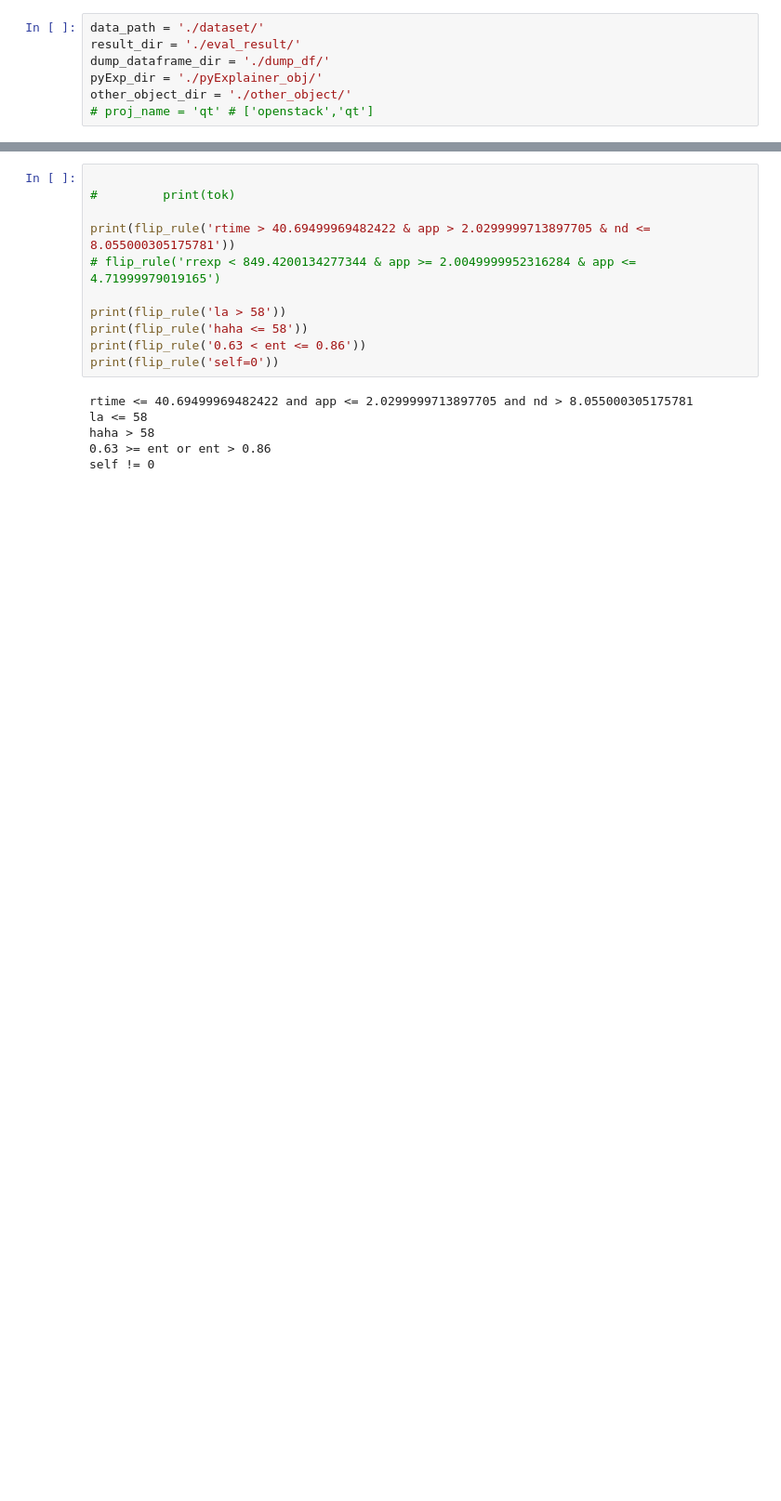
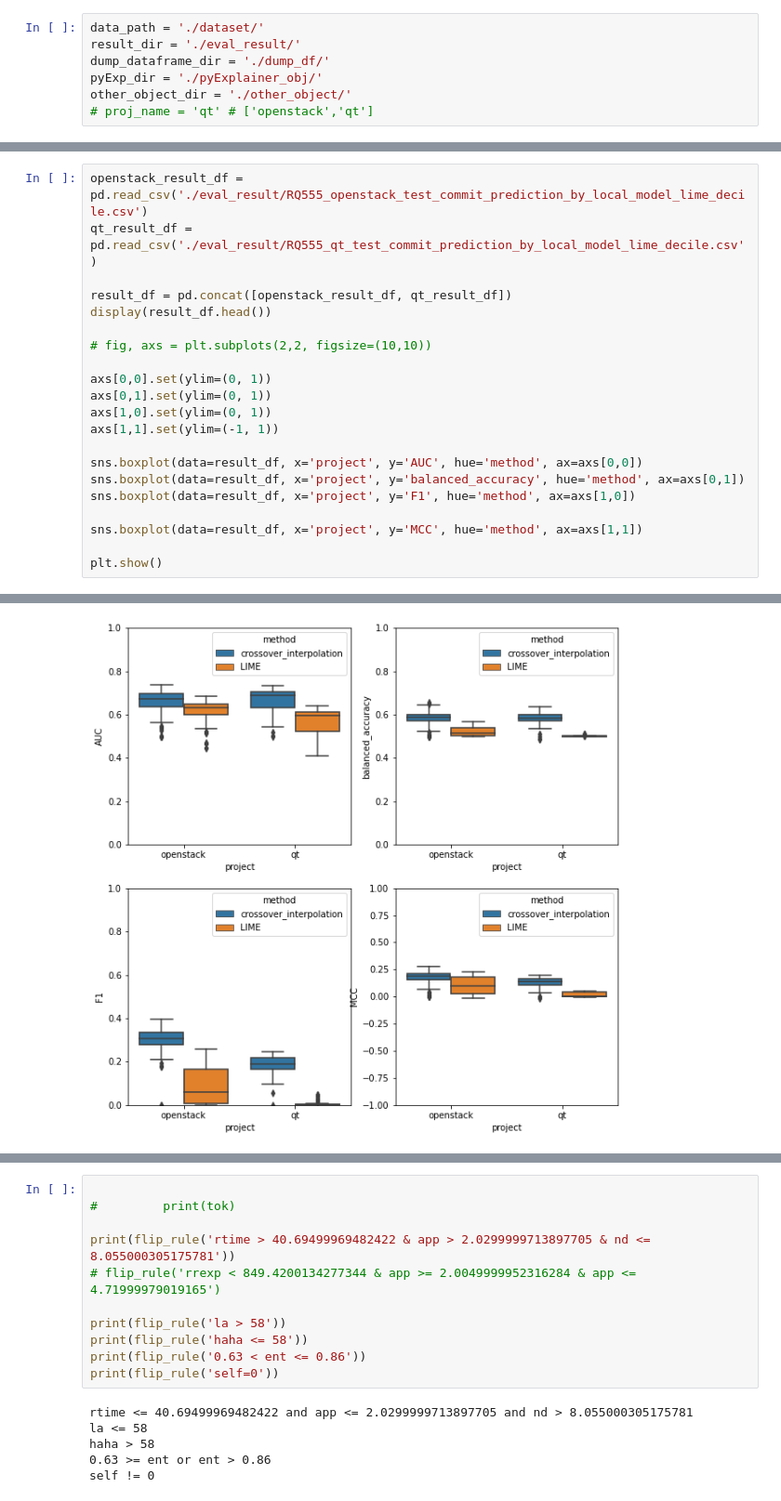
Before and after one commit to awsm-research/PyExplainer, a Jupyter notebook: experiment/evaluation_clean_code.ipynb, the cells around one changed output, grey strips where cells are left out. Shown at 93% size. Cells and saved outputs as stored; diff of their text form; blank space fills up the shorter version.

```diff
--- a/experiment/evaluation_clean_code.ipynb
+++ b/experiment/evaluation_clean_code.ipynb
@@ -549,3 +861,25 @@ qt result
 | method |  |  |  |  |  |  |  |  |  |  | ... |
 | LIME | 79.0 | 0.546394 | 0.026677 | 0.5 | 0.530102 | 0.549680 | 0.560867 | 0.633993 | 79.0 | 0.727975 | ... |
 | crossover_interpolation | 79.0 | 0.963060 | 0.058198 | 0.5 | 0.950907 | 0.957155 | 0.994771 | 1.000000 | 79.0 | 0.987565 | ... |
+# %%
+openstack_result_df = pd.read_csv('./eval_result/RQ555_openstack_test_commit_prediction_by_local_model_lime_decile.csv')
+qt_result_df = pd.read_csv('./eval_result/RQ555_qt_test_commit_prediction_by_local_model_lime_decile.csv')
+
+result_df = pd.concat([openstack_result_df, qt_result_df])
+display(result_df.head())
+
+# fig, axs = plt.subplots(2,2, figsize=(10,10))
+
+axs[0,0].set(ylim=(0, 1))
+axs[0,1].set(ylim=(0, 1))
+axs[1,0].set(ylim=(0, 1))
+axs[1,1].set(ylim=(-1, 1))
+
+sns.boxplot(data=result_df, x='project', y='AUC', hue='method', ax=axs[0,0])
+sns.boxplot(data=result_df, x='project', y='balanced_accuracy', hue='method', ax=axs[0,1])
+sns.boxplot(data=result_df, x='project', y='F1', hue='method', ax=axs[1,0])
+
+sns.boxplot(data=result_df, x='project', y='MCC', hue='method', ax=axs[1,1])
+
+plt.show()
+# %% [output]
@@ -552 +892,2 @@ qt result
+[figure, added]
 # %%
```
Also changed, not shown: parts of 19 cells of this notebook, 23 other files.
